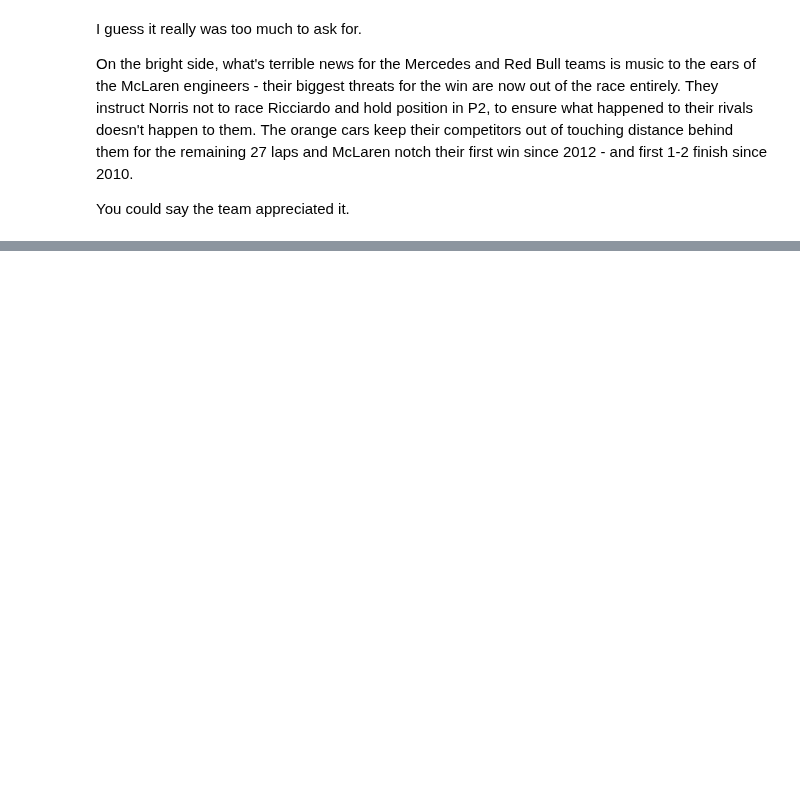
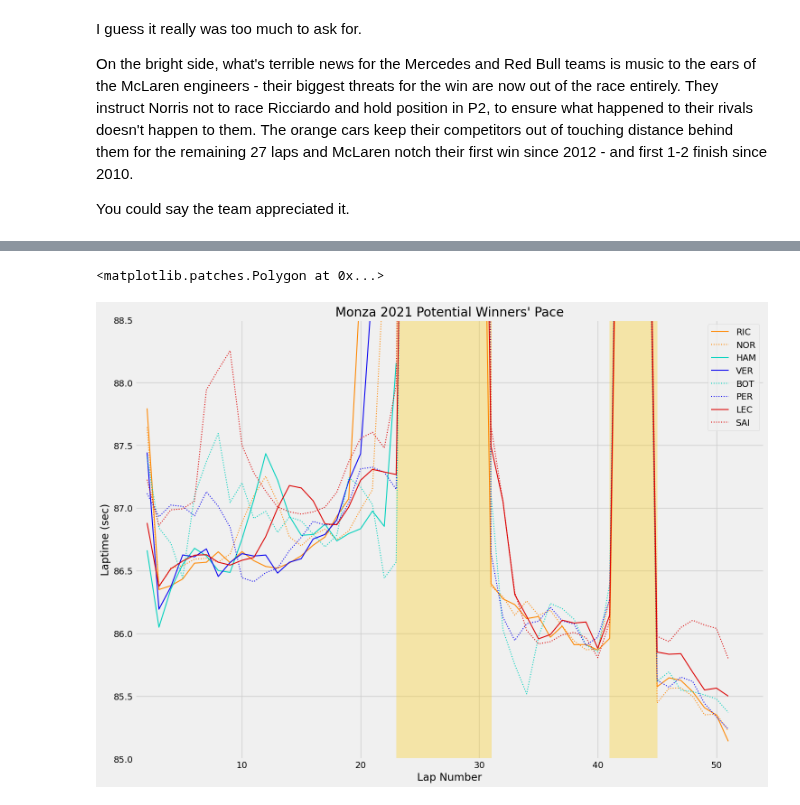
Before and after one commit to orderlogicmachine/f1-pace-analysis, a Jupyter notebook: main.ipynb, the cells around one changed output, grey strips where cells are left out. Drawn from its saved outputs; the diff is of its cells as text; code cells hidden in the pictures; blank space fills up the shorter version.

```diff
--- a/main.ipynb
+++ b/main.ipynb
@@ -288,0 +281,30 @@ IndentationError: unexpected indent (2292969615.py, line 2)
+# %%
+# Here we'll use the same charting logic as before, expanded to cover all McLaren, Red Bull, Mercedes, and Ferrari drivers:
+drivers_to_visualize = ['RIC', 'NOR', 'HAM', 'VER', 'BOT', 'PER', 'LEC', 'SAI']
+visualized_teams = []
+plt.rcParams['figure.figsize'] = [16, 12]
+fig, ax = plt.subplots()
+
+for driver in drivers_to_visualize:
+    driver_laps = race.laps.pick_driver(driver)[['LapNumber', 'LapTimeSeconds', 'Team']]
+    driver_laps = driver_laps.dropna()
+    team = pd.unique(driver_laps['Team'])[0]
+    x = driver_laps['LapNumber'] - 1
+    # Because of the jagged nature and dense distribution of these lines, we'll chart a 3-lap rolling average of their pace.
+    y = driver_laps['LapTimeSeconds'].rolling(3, center=True).mean()
+    linestyle = '-' if team not in visualized_teams else ':'
+    ax.plot(x, y, label=driver, color=ff1.plotting.team_color(team), linestyle=linestyle, linewidth=1.5)
+    ax.set(ylabel = 'Laptime (sec)')
+    ax.set(xlabel = 'Lap Number')
+    ax.set_xlim(1, 54)
+    ax.set_ylim(85, 88.5)
+    ax.set_title("Monza 2021 Potential Winners' Pace")
+    ax.legend()
+    visualized_teams.append(team)
+
+sc_yellow = '#ffca00'
+ax.axvspan(23, 31, color=sc_yellow, alpha=0.3)
+ax.axvspan(41, 45, color=sc_yellow, alpha=0.3)
+# %% [output]
+<matplotlib.patches.Polygon at 0x...>
+[figure, added]
```
Also changed, not shown: parts of 10 cells of this notebook, 1 other file.
